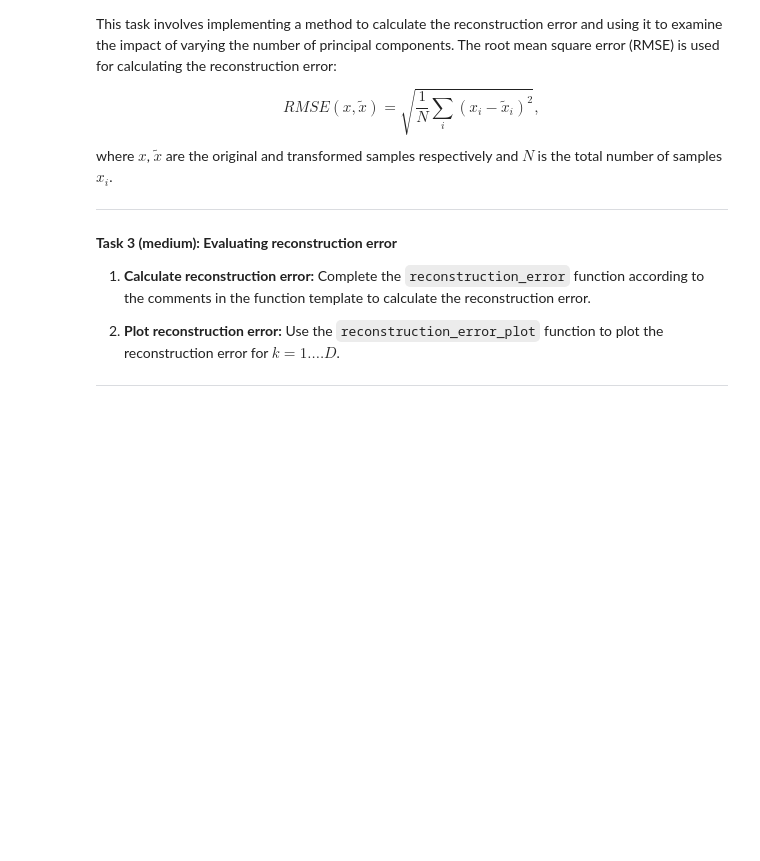
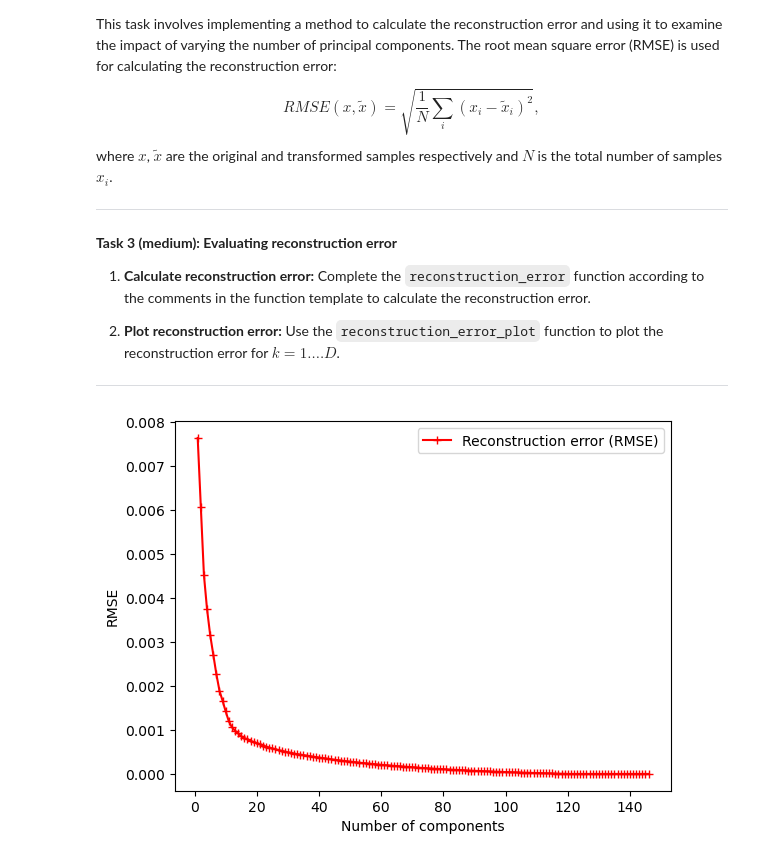
Before and after one commit to nselpriv/ml-assignment-2, a Jupyter notebook: W11/01-pca_intro.ipynb, the cells around one changed output. Saved outputs shown, nothing was run; the diff lists cells and outputs as text; code cells hidden in the pictures; blank space fills up the shorter version.

```diff
--- a/W11/01-pca_intro.ipynb
+++ b/W11/01-pca_intro.ipynb
@@ -262,33 +303,42 @@ def reconstruction_error(X, principal_components, mu):
     Calculates the reconstruction error after projecting data into a lower-dimensional space
     and then reconstructing it back to the original space.
 
     Args:
         X: Original data matrix with shape NxD, where N is the number of samples and D is
            the number of original features.
         principal_components: A Dxk matrix containing the principal components used for
            dimensionality reduction, where k is the number of components.
         mu: A D-element array representing the mean vector of the original data.
 
     Returns:
         The reconstruction error as a single float, representing the root mean squared
         error between the original and reconstructed data.
     """
-    # Write solutions here
-    ...
+    # Transform to latent space
+    latent_space = transform_to_latent_space(X, principal_components, mu)
+
+    # Reconstruct from latent space
+    reconstructed_X = transform_from_latent_space(latent_space, principal_components, mu)
+
+    # Calculate the reconstruction error (RMSE)
+    rmse = np.sqrt(np.mean((X - reconstructed_X) ** 2))
+
+    return rmse
 
 def reconstruction_error_plot(X, principal_components, mu):
     errs = []
     for i in range(len(principal_components)):
         errs.append(reconstruction_error(X, principal_components[:, :i], mu))
 
     x = np.arange(1, len(principal_components) + 1, 1)
 
     plt.figure()
     plt.xlabel('Number of components')
     plt.ylabel('RMSE')
     plt.plot(x, errs, 'r-+')
     plt.legend(['Reconstruction error (RMSE)'])
     plt.show()
 
-
 reconstruction_error_plot(shapes, comp, mu)
+# %% [output]
+[figure, added]
```
Also changed, not shown: parts of 3 cells of this notebook.
